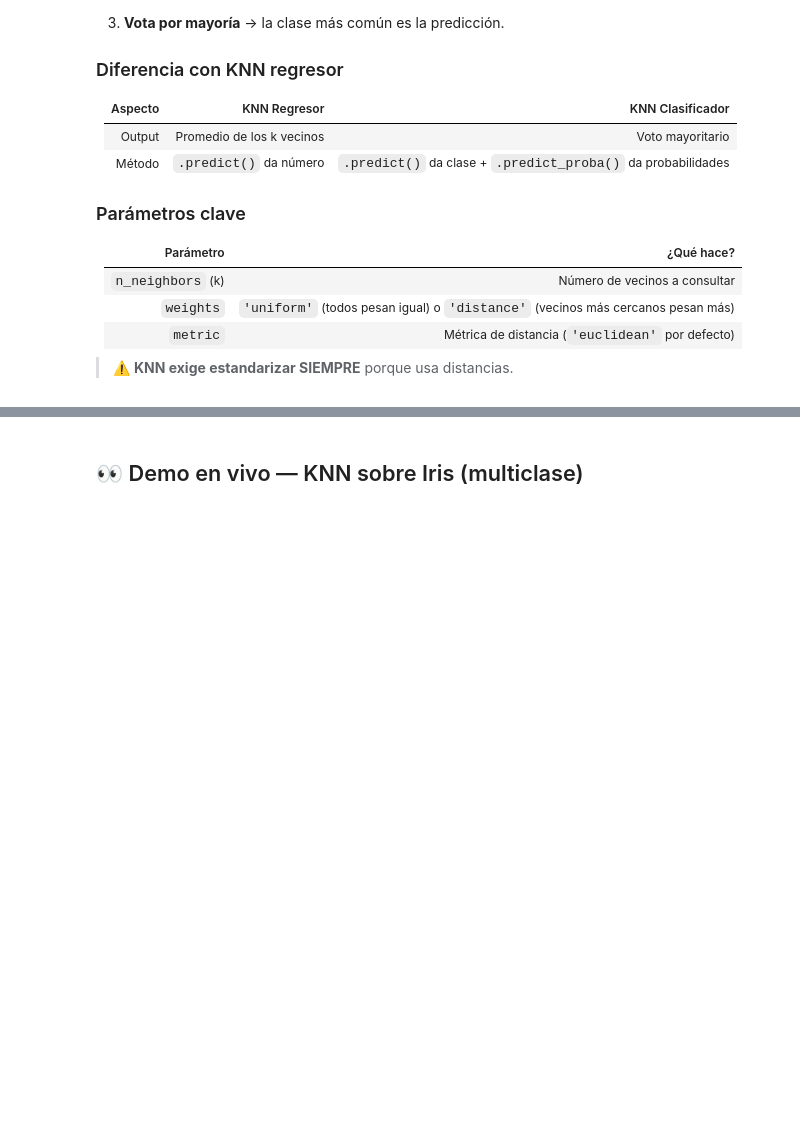
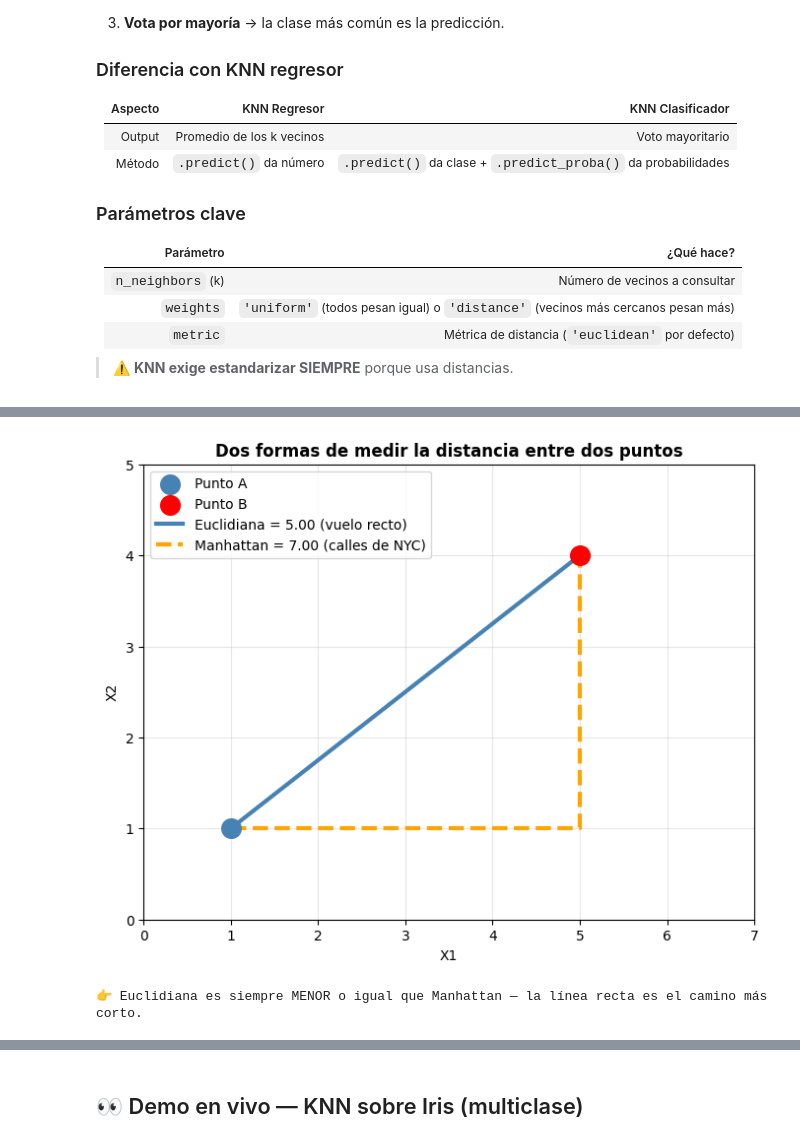
Before and after one commit to jeedorsa/Bootcamp-Data-Science, a Jupyter notebook: Clases/7-ClassificationModels/7.1-Intro-Clasificacion-KNN.ipynb, the cells around one changed output, grey strips where cells are left out. Cells and saved outputs as stored; diff of their text form; code cells hidden in the pictures; blank space fills up the shorter version.

```diff
--- a/Clases/7-ClassificationModels/7.1-Intro-Clasificacion-KNN.ipynb
+++ b/Clases/7-ClassificationModels/7.1-Intro-Clasificacion-KNN.ipynb
@@ -71,0 +94,35 @@ Para clasificar un punto nuevo, KNN:
+# %%
+# Visualicemos: dos puntos en un plano y las distintas distancias entre ellos
+import numpy as np
+import matplotlib.pyplot as plt
+
+p1 = np.array([1, 1])
+p2 = np.array([5, 4])
+
+euclidiana = np.sqrt(((p1 - p2)**2).sum())   # = √(16+9) = 5
+manhattan  = np.abs(p1 - p2).sum()            # = 4+3 = 7
+
+fig, ax = plt.subplots(figsize=(8, 6))
+ax.scatter(*p1, s=200, color='steelblue', zorder=3, label='Punto A')
+ax.scatter(*p2, s=200, color='red',       zorder=3, label='Punto B')
+
+# Línea Euclidiana (línea recta)
+ax.plot([p1[0], p2[0]], [p1[1], p2[1]], color='steelblue', linewidth=3,
+        label=f'Euclidiana = {euclidiana:.2f} (vuelo recto)')
+
+# Línea Manhattan (escalones)
+ax.plot([p1[0], p2[0], p2[0]], [p1[1], p1[1], p2[1]], color='orange',
+        linewidth=3, linestyle='--',
+        label=f'Manhattan = {manhattan:.2f} (calles de NYC)')
+
+ax.set_xlim(0, 7); ax.set_ylim(0, 5)
+ax.set_xlabel('X1'); ax.set_ylabel('X2')
+ax.set_title('Dos formas de medir la distancia entre dos puntos', fontweight='bold')
+ax.legend(loc='upper left')
+ax.grid(alpha=0.3)
+plt.show()
+
+print('👉 Euclidiana es siempre MENOR o igual que Manhattan — la línea recta es el camino más corto.')
+# %% [output]
+[figure, added]
+👉 Euclidiana es siempre MENOR o igual que Manhattan — la línea recta es el camino más corto.
```
Also changed, not shown: parts of 23 cells of this notebook, 10 other files.
